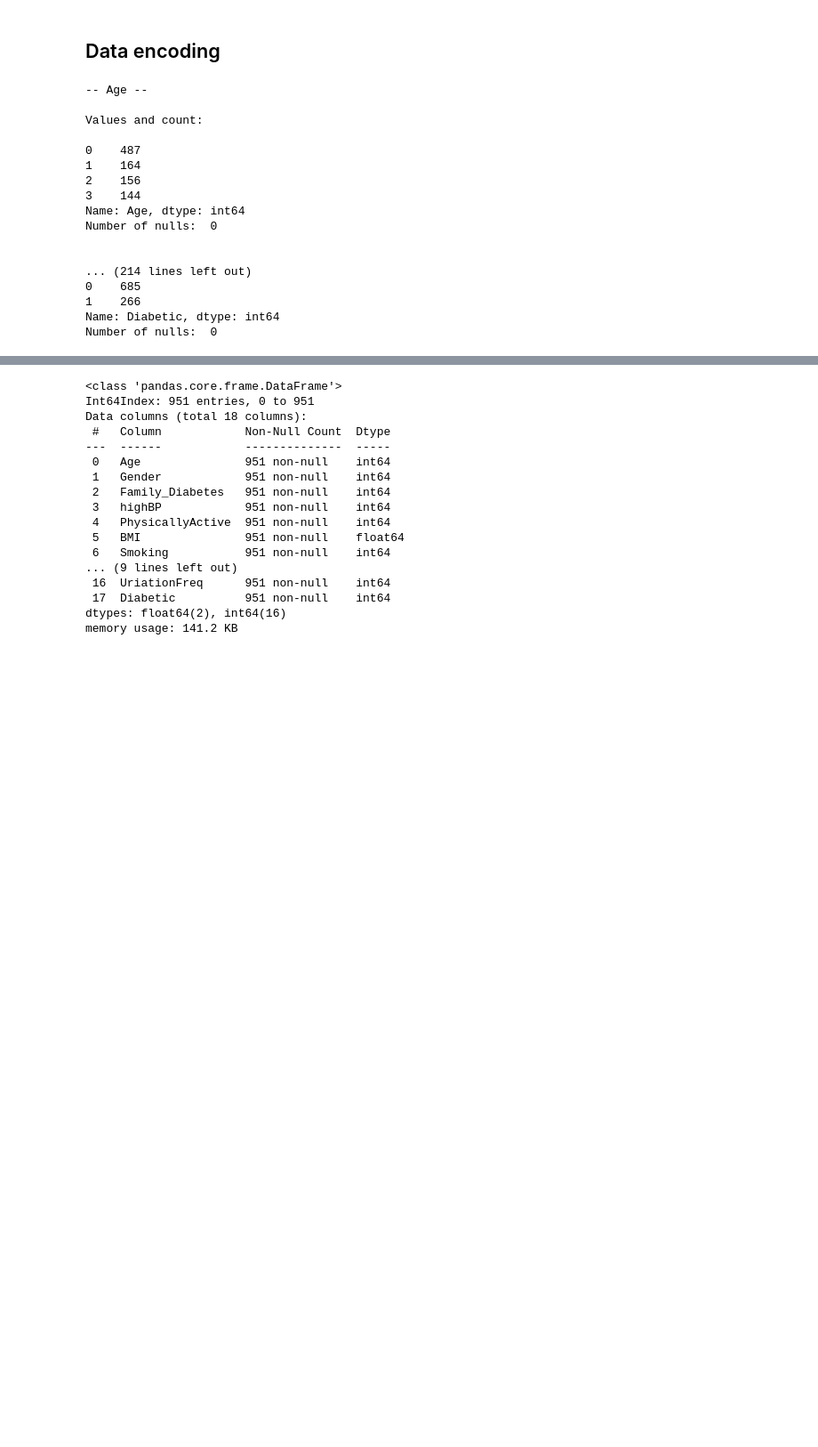
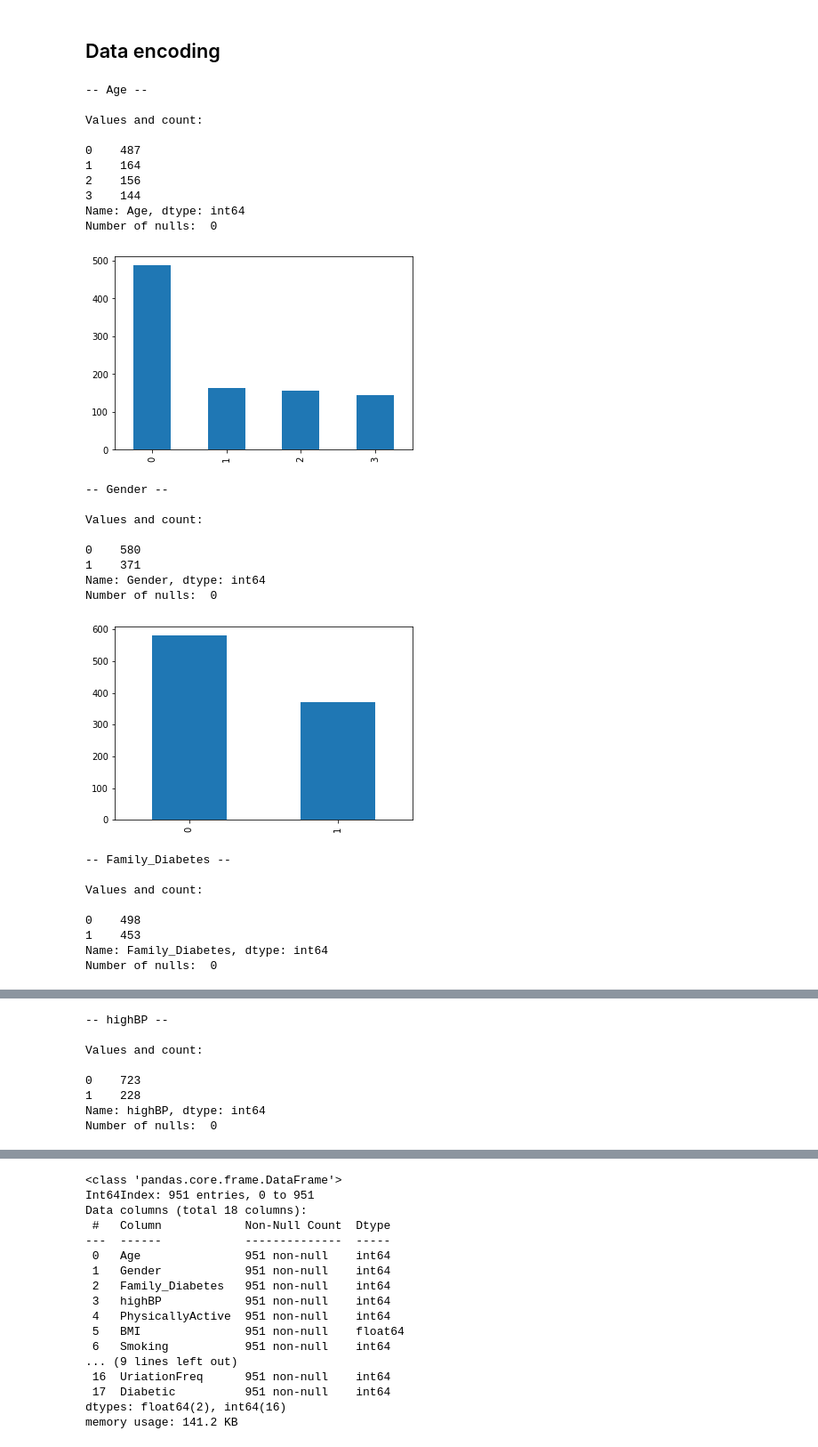
Before and after one commit to pfaron/psi-projekt, a Jupyter notebook: Diabetes Dataset 2019 project.ipynb, the cells around one changed output, grey strips where cells are left out. Shown at 89% size. Drawn from its saved outputs; the diff is of its cells as text; code cells hidden in the pictures; blank space fills up the shorter version.

```diff
--- a/Diabetes Dataset 2019 project.ipynb
+++ b/Diabetes Dataset 2019 project.ipynb
@@ -345,24 +391,37 @@ data['UriationFreq'] = data['UriationFreq'].map({'not much':0,
 # %%
 for column_name in data.columns:
     print('-- {} -- \n'.format(column_name))
     print('Values and count: \n')
     print(data[column_name].value_counts())
     print('Number of nulls: ', data[column_name].isnull().sum(), '\n\n')
+    data[column_name].value_counts().plot(kind='bar')
+    plt.show()
 # %% [output]
 -- Age --
 
 Values and count:
 
 0    487
 1    164
 2    156
 3    144
 Name: Age, dtype: int64
 Number of nulls:  0
-
-
-... (214 lines left out)
-0    685
-1    266
-Name: Diabetic, dtype: int64
-Number of nulls:  0
+[figure, added]
+-- Gender --
+
+Values and count:
+
+0    580
+1    371
+Name: Gender, dtype: int64
+Number of nulls:  0
+[figure, added]
+-- Family_Diabetes --
+
+Values and count:
+
+0    498
+1    453
+Name: Family_Diabetes, dtype: int64
+Number of nulls:  0
@@ -368,0 +429,8 @@ Number of nulls:  0
+-- highBP --
+
+Values and count:
+
+0    723
+1    228
+Name: highBP, dtype: int64
+Number of nulls:  0
```
Also changed, not shown: parts of 8 cells of this notebook.
